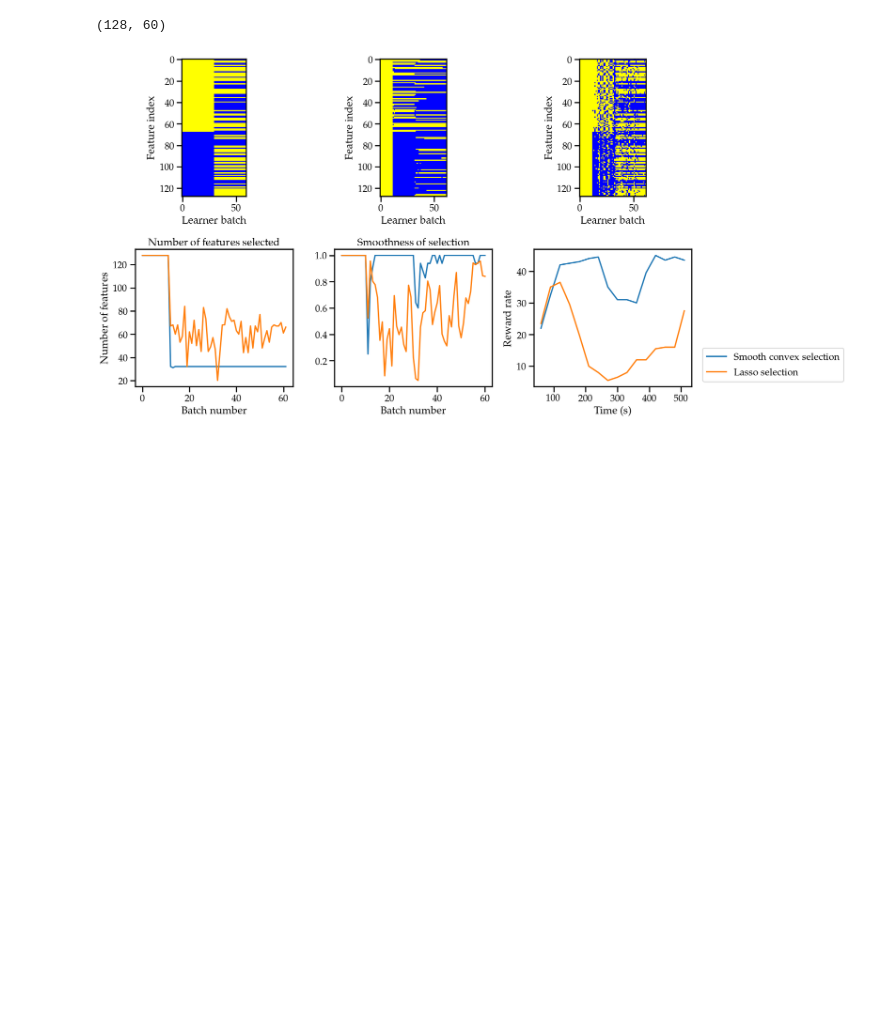
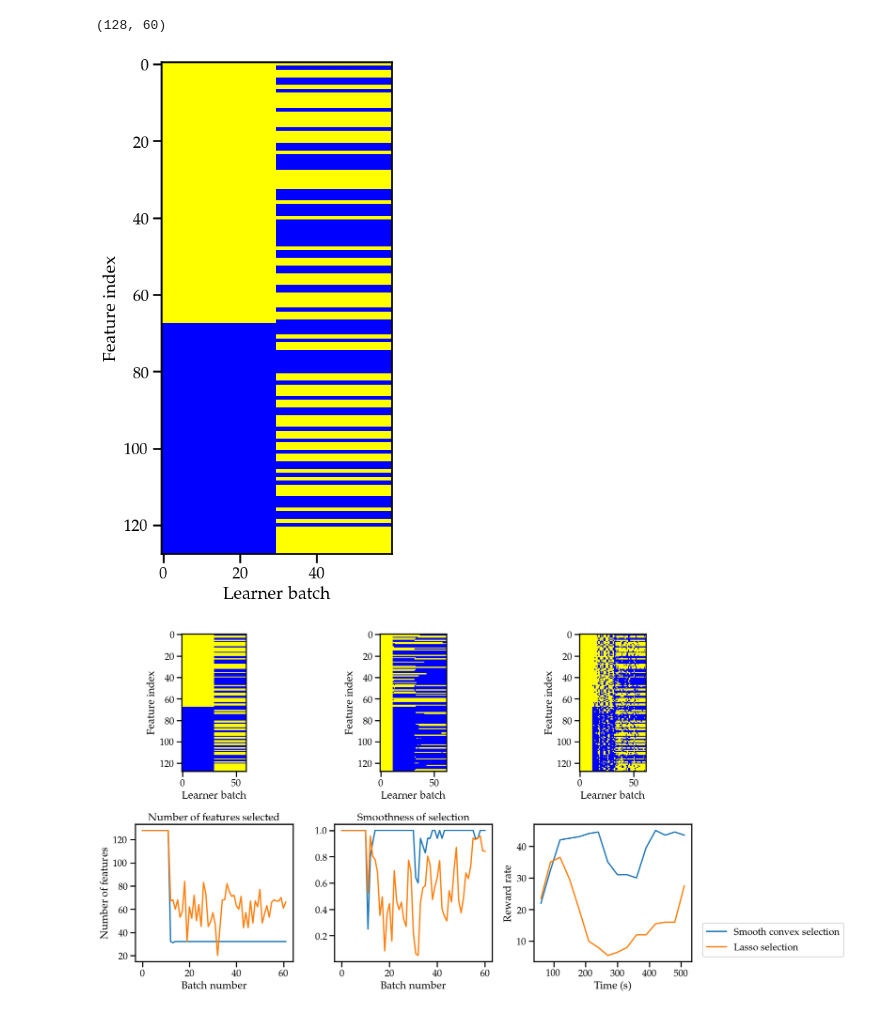
Before and after one commit to sijia66/adaptive_feature_selection, a Jupyter notebook: part_2_convex_optimization/230501_afs_change_encoder.ipynb, the cells around one changed output. Saved outputs shown, nothing was run; the diff lists cells and outputs as text; code cells hidden in the pictures; blank space fills up the shorter version.

Commit message:
change encoder saving

```diff
--- a/part_2_convex_optimization/230501_afs_change_encoder.ipynb
+++ b/part_2_convex_optimization/230501_afs_change_encoder.ipynb
@@ -368,6 +372,14 @@ encoder_weight_change = np.concatenate((old_features_before_shuffled_repeat,
 encoder_weight_change.shape
 # %% [output]
 (128, 60)
+# %%
+# let's make a summary plot
+summary_figure, summary_axes = plt.subplots(figsize = (9, 9))
+
+plot_feature_selection(encoder_weight_change.T, ax = summary_axes)
+summary_figure.savefig('summary_figure.pdf', bbox_inches='tight')
+# %% [output]
+[figure, added]
 # %%
 # let's make a summary plot
 summary_figure, summary_axes = plt.subplots(2, 3, figsize = (18, 9))
```
Also changed, not shown: parts of 5 cells of this notebook, 1 other file.
